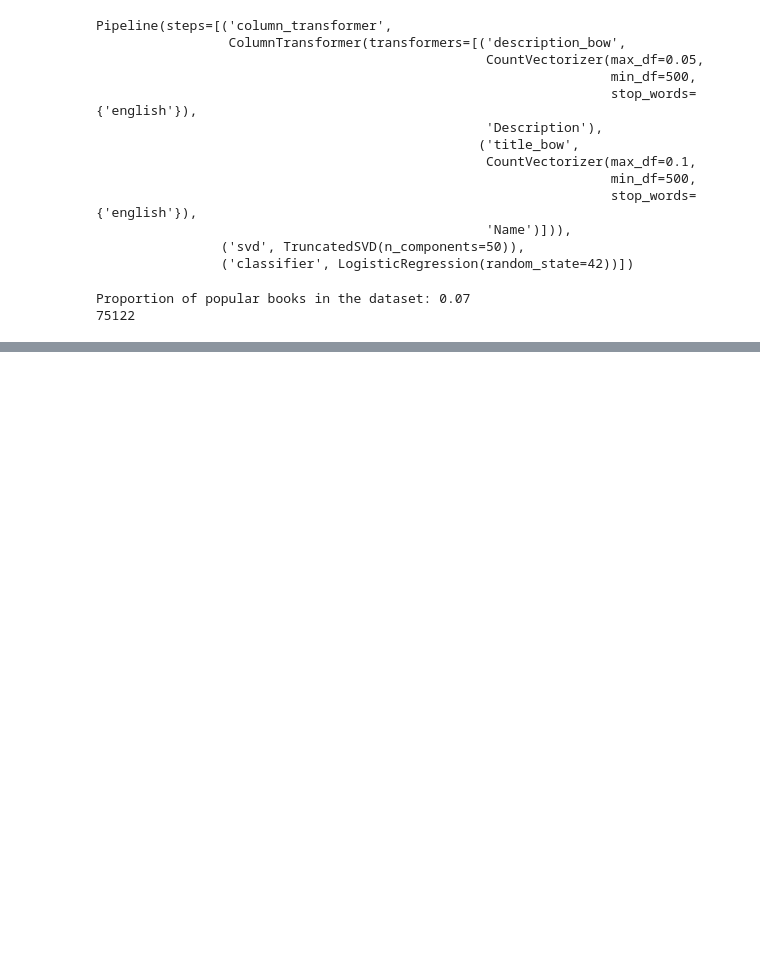
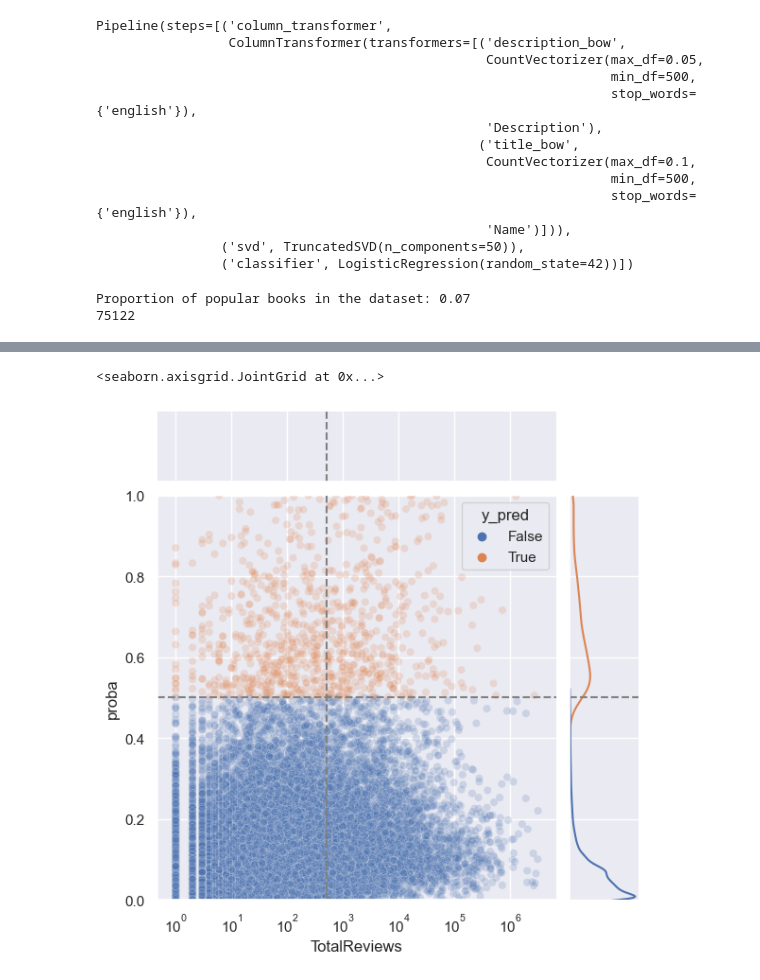
Before and after one commit to andyzilla/goodreads_popularity_prediction, a Jupyter notebook: notebooks/03 - Error Analysis.ipynb, the cells around one changed output, grey strips where cells are left out. Saved outputs shown, nothing was run; the diff lists cells and outputs as text; code cells hidden in the pictures; blank space fills up the shorter version.

Commit message:
Clean notebooks, documentation + Error Analysis

```diff
--- a/notebooks/03 - Error Analysis.ipynb
+++ b/notebooks/03 - Error Analysis.ipynb
@@ -5,3 +1,10 @@ from data import load_train_test_sets
+# %%
+import joblib
+
+from data import load_train_test_sets
+import seaborn as sns
+sns.set(rc={'figure.figsize':(11.7,8.27)})
+%matplotlib inline
 # %%
 final_model = joblib.load('../models/final_model.clf')
 final_model
@@ -20,7 +23,7 @@ Pipeline(steps=[('column_transformer',
                 ('svd', TruncatedSVD(n_components=50)),
                 ('classifier', LogisticRegression(random_state=42))])
 # %%
-X_train, y_train, X_test, y_test = load_train_test_sets()
+X_train, X_test, y_train, y_test = load_train_test_sets(debug=True)
 # %% [output]
 Proportion of popular books in the dataset: 0.07
 75122
@@ -31,0 +48,4 @@ ValueError: Unable to coerce to Series, length must be 7: given 958623
+# %%
+X_train['y'] = y_train
+X_train['y_pred'] = y_pred
+training_errors = X_train.loc[y_pred != y_train]
@@ -31,0 +95,11 @@ ValueError: Unable to coerce to Series, length must be 7: given 958623
+# %%
+X_train['proba'] = final_model.predict_proba(X_train)[:, 1]
+# %%
+g = sns.JointGrid(data=X_train.sample(100000), x='TotalReviews', y='proba', hue='y_pred', ylim=(0,1))
+g.ax_joint.set_xscale('log')
+g.plot_joint(sns.scatterplot, alpha=0.2)
+g.plot_marginals(sns.kdeplot, common_norm=False)
+g.refline(x=500, y=0.5)
+# %% [output]
+<seaborn.axisgrid.JointGrid at 0x...>
+[figure, added]
```
Also changed, not shown: parts of 12 cells of this notebook, 9 other files.
